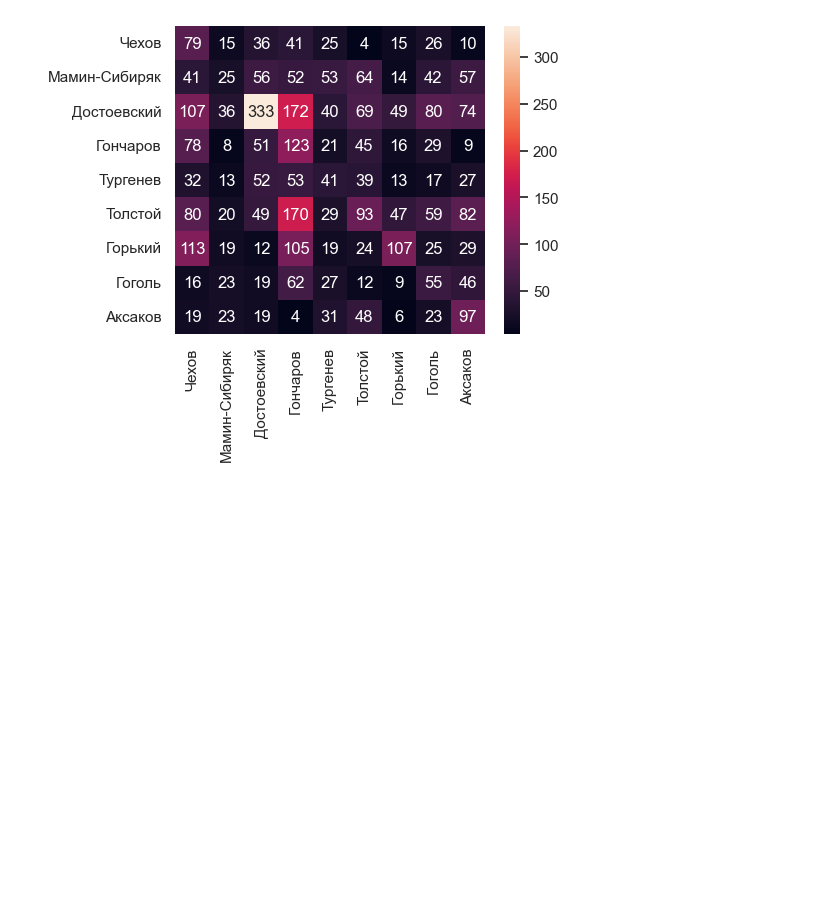
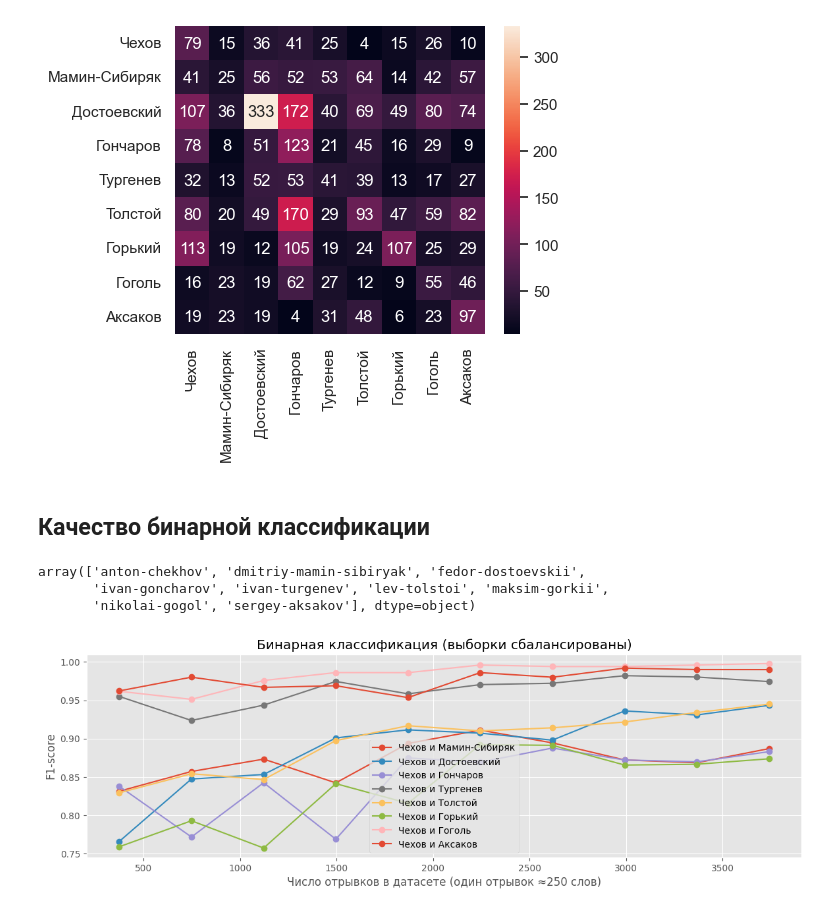
Before and after one commit to ksGrom/author_id, a Jupyter notebook: Чекпоинт №5/MAIN_feb2023.ipynb, the cells around one changed output. Drawn from its saved outputs; the diff is of its cells as text; code cells hidden in the pictures; blank space fills up the shorter version.

```diff
--- a/Чекпоинт №5/MAIN_feb2023.ipynb
+++ b/Чекпоинт №5/MAIN_feb2023.ipynb
@@ -257,0 +256,34 @@ def
+# %% [markdown]
+## Качество бинарной классификации
+# %%
+df_train.author.unique()
+# %% [output]
+array(['anton-chekhov', 'dmitriy-mamin-sibiryak', 'fedor-dostoevskii',
+       'ivan-goncharov', 'ivan-turgenev', 'lev-tolstoi', 'maksim-gorkii',
+       'nikolai-gogol', 'sergey-aksakov'], dtype=object)
+# %%
+def binary_clf_experiments(author1):
+    xx_yy_list = []
+    for author2 in df_train.author.unique():
+        if author2 != author1:
+            xx, yy = experiments__score_n_samples(
+                pipe, df_train, df_test, [author1, author2]
+            )
+            xx_yy_list.append((xx, yy))
+    return xx_yy_list
+# %%
+chekhov_ = binary_clf_experiments('anton-chekhov')
+# %%
+plt.figure(figsize=(14, 4))
+plt.title("Бинарная классификация (выборки сбалансированы)")
+plt.xlabel("Число отрывков в датасете (один отрывок ≈250 слов)")
+plt.ylabel("F1-score")
+i = 0
+for author2 in df_train.author_surname.unique():
+    if author2 != "Чехов":
+        plt.plot(chekhov_[i][0], chekhov_[i][1], '-o', label=f"Чехов и {author2}")
+        i += 1
+plt.legend()
+plt.show();
+# %% [output]
+[figure, added]
```
Also changed, not shown: parts of 8 cells of this notebook, 2 other files.
